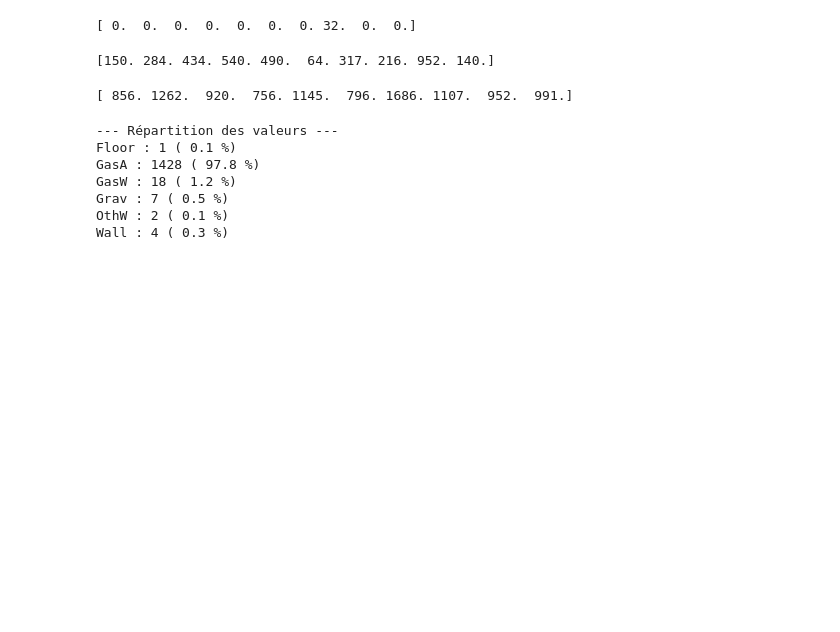
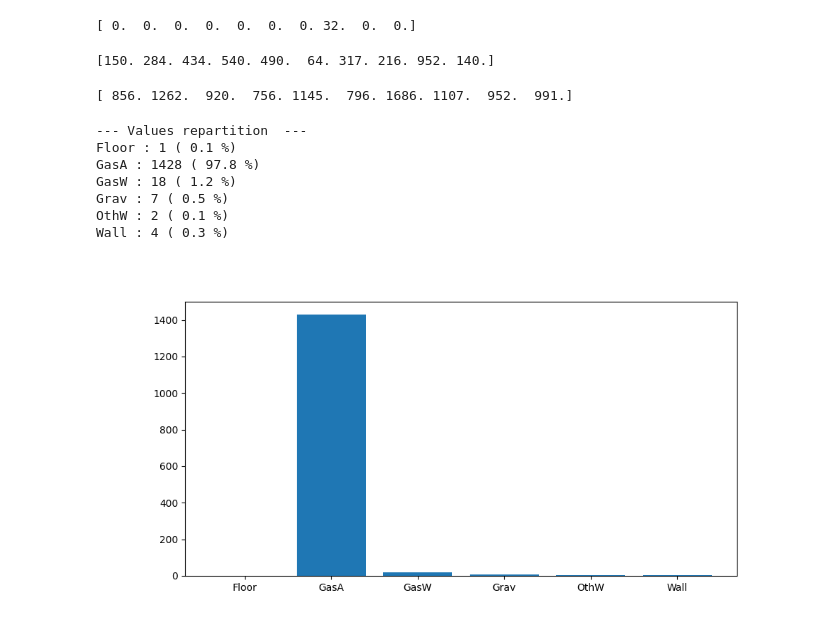
Before and after one commit to MaximeD34/house_price, a Jupyter notebook: data_processing.ipynb, the cells around one changed output. Saved outputs shown, nothing was run; the diff lists cells and outputs as text; code cells hidden in the pictures; blank space fills up the shorter version.

```diff
--- a/data_processing.ipynb
+++ b/data_processing.ipynb
@@ -1062,25 +1062,26 @@ print(TotalBsmtSF[:10])
 # %% [output]
 [ 856. 1262.  920.  756. 1145.  796. 1686. 1107.  952.  991.]
 # %%
-#PROBLEM : GasA is ultra majoritary and everything else is ultra minority
-#Solution : Not consider this feature
+#TO IGNORE : GasA is ultra majoritary
 
 #Heating
 Heating = data[:,39]
 uniqueHeating = np.array(["Floor", "GasA", "GasW", "Grav", "OthW", "Wall"])
 
 printRepartion(Heating, uniqueHeating)
+plotRepartition(Heating, uniqueHeating)
 
 # oneHotEncodedHeating = oneHotEncode(Heating, uniqueHeating)
 # print(oneHotEncodedHeating[:10])
 # print(Heating[Heating == "Wall"])
 # %% [output]
---- Répartition des valeurs ---
+--- Values repartition  ---
 Floor : 1 ( 0.1 %)
 GasA : 1428 ( 97.8 %)
 GasW : 18 ( 1.2 %)
 Grav : 7 ( 0.5 %)
 OthW : 2 ( 0.1 %)
 Wall : 4 ( 0.3 %)
+[figure, added]
 # %%
 #HeatingQC
```
Also changed, not shown: parts of 7 cells of this notebook.
